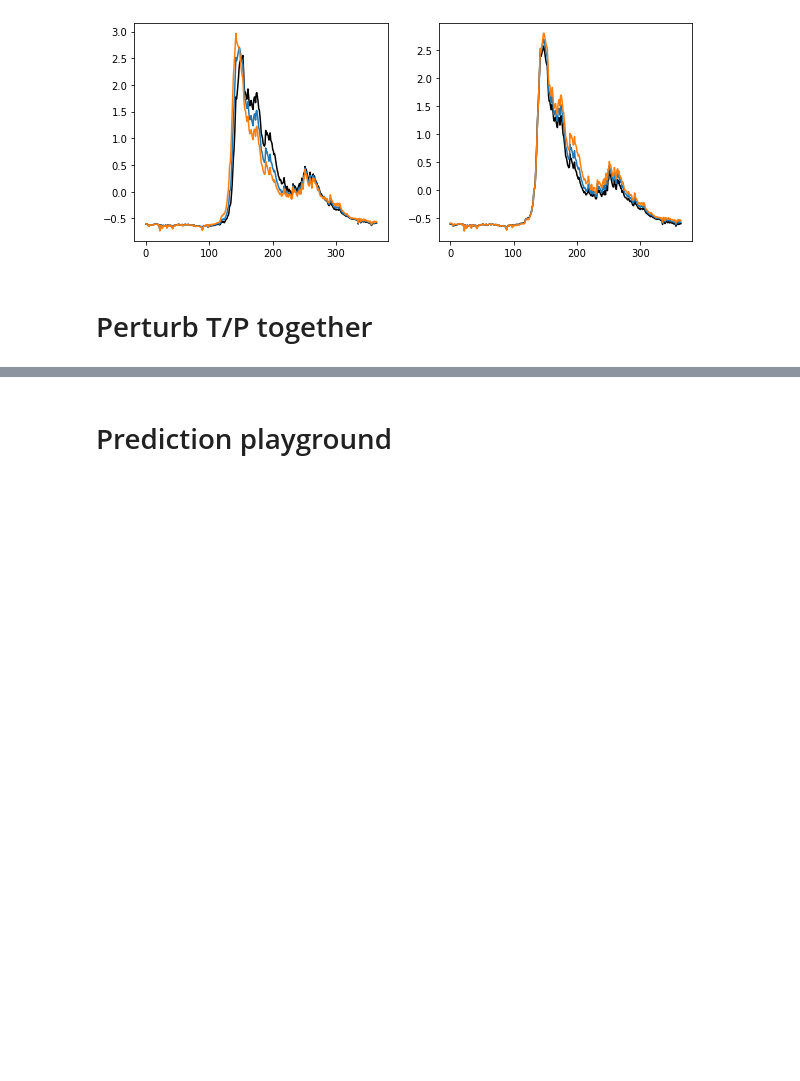
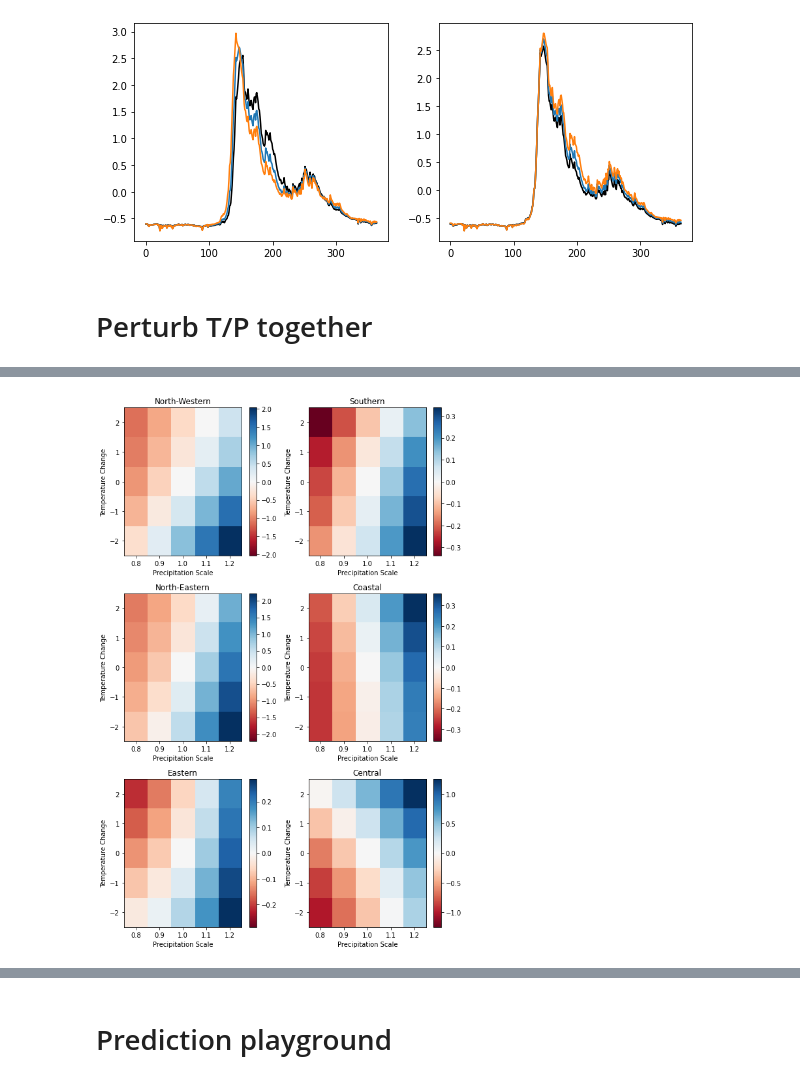
Before and after one commit to andersonsam/cnn_lstm_interpret, a Jupyter notebook: glacier_PC_space.ipynb, the cells around one changed output, grey strips where cells are left out. Cells and saved outputs as stored; diff of their text form; code cells hidden in the pictures; blank space fills up the shorter version.

Commit message:
Cluster dPC0(dT,dP)

```diff
--- a/glacier_PC_space.ipynb
+++ b/glacier_PC_space.ipynb
@@ -1924,0 +1905,29 @@ for perturb in range(3):#Nperturbs):
+# %%
+nrows = 3
+ncols = 2
+
+fig, axes = plt.subplots(nrows = nrows, ncols = ncols, figsize = (4*ncols, 4*nrows))
+
+for cluster, ax in enumerate(axes.flatten()):
+
+  inds = np.argwhere(seasonal_clustering.labels_ == cluster).squeeze()
+
+  var = np.mean(dPC0_mean[inds,:], axis = 0)
+  var = np.flipud(var.reshape(Nperturbs_P, Nperturbs_T))
+  vmax = np.max(np.abs(var))
+  vmin = -vmax
+  # vmax = 2.2
+  # vmin = -vmax
+
+  im = ax.imshow(var, cmap = 'RdBu', vmin = vmin, vmax = vmax, extent = extent_perturbs, aspect = 'auto')
+  ax.set_xticks(P_perturbs)
+  ax.set_yticks(T_perturbs)
+  ax.set_xlabel('Precipitation Scale')
+  ax.set_ylabel('Temperature Change')
+  ax.set_title(cluster_names[cluster])
+
+  plt.colorbar(im, ax = ax)
+
+plt.tight_layout()
+# %% [output]
+[figure, added]
```
Also changed, not shown: parts of 17 cells of this notebook.
